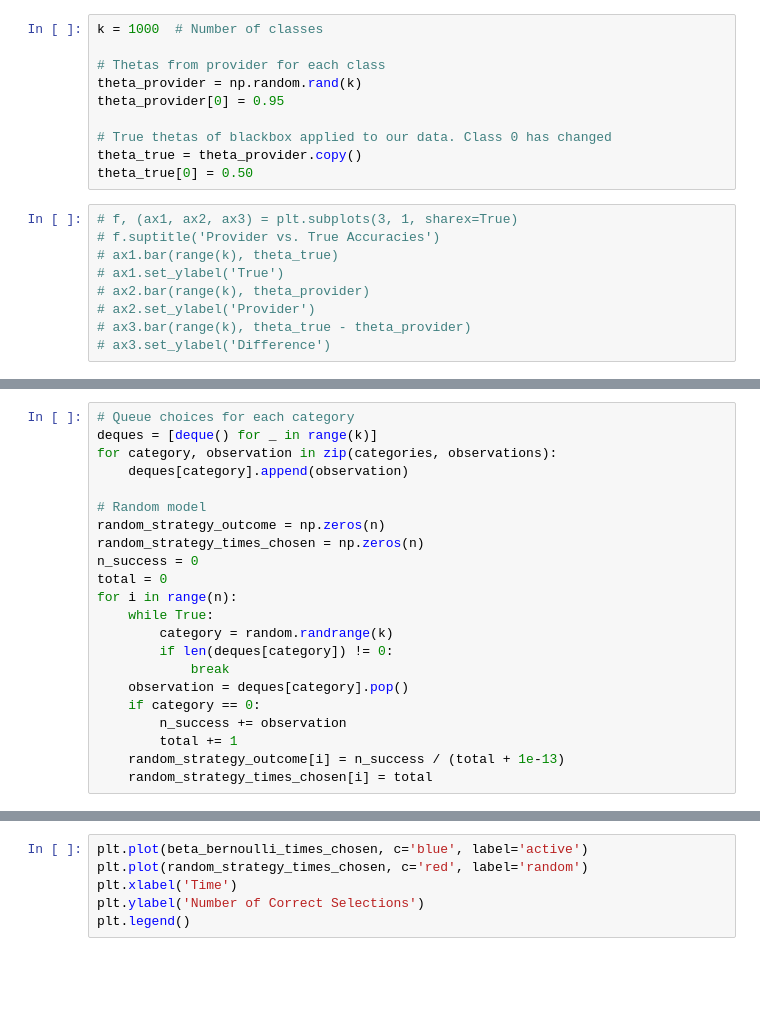
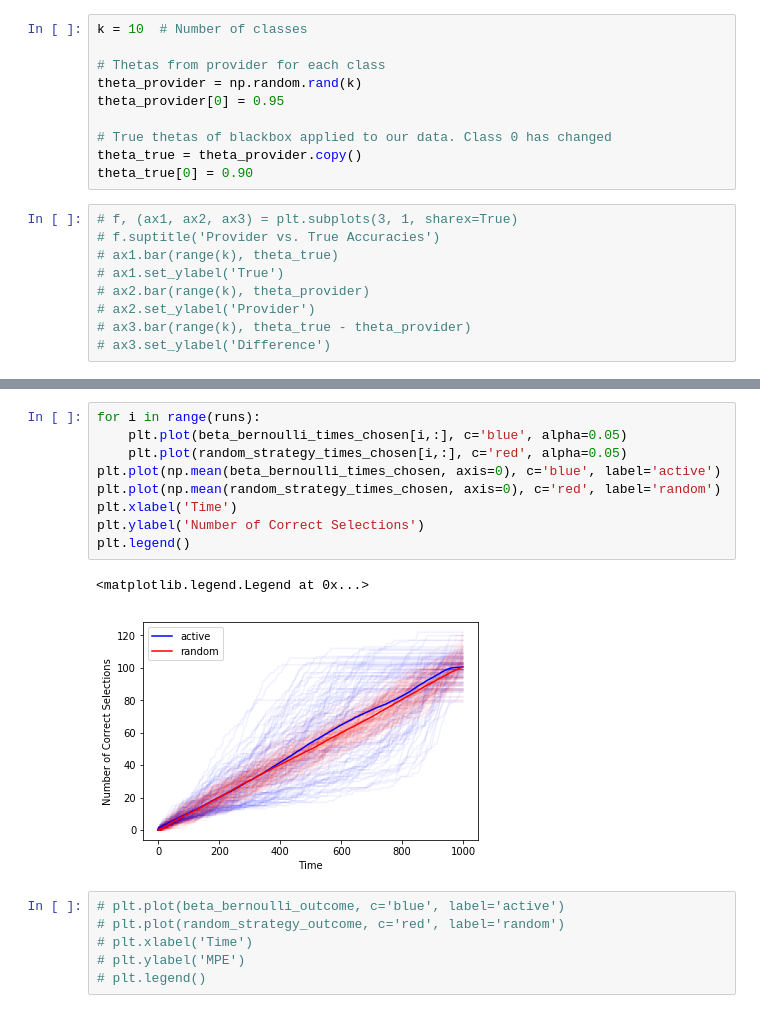
Before and after one commit to disiji/bayesian-blackbox, a Jupyter notebook: proof_of_concept.ipynb, the cells around one changed output, grey strips where cells are left out. Cells and saved outputs as stored; diff of their text form; blank space fills up the shorter version.

```diff
--- a/proof_of_concept.ipynb
+++ b/proof_of_concept.ipynb
@@ -6,7 +6,7 @@ import random
 
 from bbutils import BetaBernoulli, GenerativeModel
 # %%
-k = 1000  # Number of classes
+k = 10  # Number of classes
 
 # Thetas from provider for each class
 theta_provider = np.random.rand(k)
@@ -14,7 +14,7 @@ theta_provider[0] = 0.95
 
 # True thetas of blackbox applied to our data. Class 0 has changed
 theta_true = theta_provider.copy()
-theta_true[0] = 0.50
+theta_true[0] = 0.90
 # %%
 # f, (ax1, ax2, ax3) = plt.subplots(3, 1, sharex=True)
 # f.suptitle('Provider vs. True Accuracies')
@@ -34,23 +27 @@ theta_mean = np.mean(observations[categories==0])
-# %%
-# Queue choices for each category
-deques = [deque() for _ in range(k)]
-for category, observation in zip(categories, observations):
-    deques[category].append(observation)
-
-# Random model
-random_strategy_outcome = np.zeros(n)
-random_strategy_times_chosen = np.zeros(n)
-n_success = 0
-total = 0
-for i in range(n):
-    while True:
-        category = random.randrange(k)
-        if len(deques[category]) != 0:
-            break
-    observation = deques[category].pop()
-    if category == 0:
-        n_success += observation
-        total += 1
-    random_strategy_outcome[i] = n_success / (total + 1e-13)
-    random_strategy_times_chosen[i] = total
 # %%
@@ -89,7 +94,19 @@ for i in range(n):
+# %%
+for i in range(runs):
+    plt.plot(beta_bernoulli_times_chosen[i,:], c='blue', alpha=0.05)
+    plt.plot(random_strategy_times_chosen[i,:], c='red', alpha=0.05)
+plt.plot(np.mean(beta_bernoulli_times_chosen, axis=0), c='blue', label='active')
+plt.plot(np.mean(random_strategy_times_chosen, axis=0), c='red', label='random')
+plt.xlabel('Time')
+plt.ylabel('Number of Correct Selections')
+plt.legend()
+# %% [output]
+<matplotlib.legend.Legend at 0x...>
+[figure, added]
 # %%
-plt.plot(beta_bernoulli_times_chosen, c='blue', label='active')
-plt.plot(random_strategy_times_chosen, c='red', label='random')
-plt.xlabel('Time')
-plt.ylabel('Number of Correct Selections')
-plt.legend()
+# plt.plot(beta_bernoulli_outcome, c='blue', label='active')
+# plt.plot(random_strategy_outcome, c='red', label='random')
+# plt.xlabel('Time')
+# plt.ylabel('MPE')
+# plt.legend()
 # %%
```
Also changed, not shown: parts of 3 cells of this notebook.
